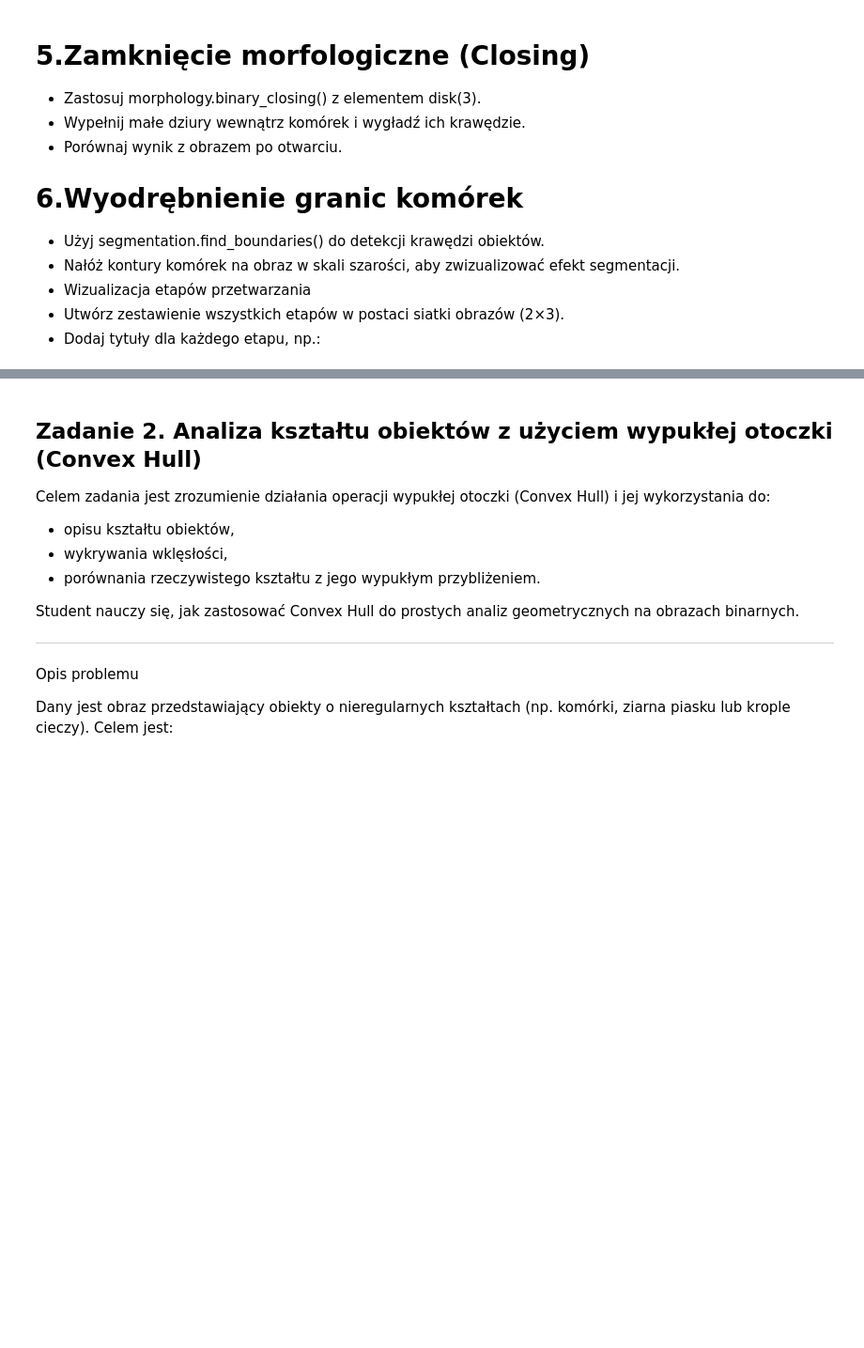
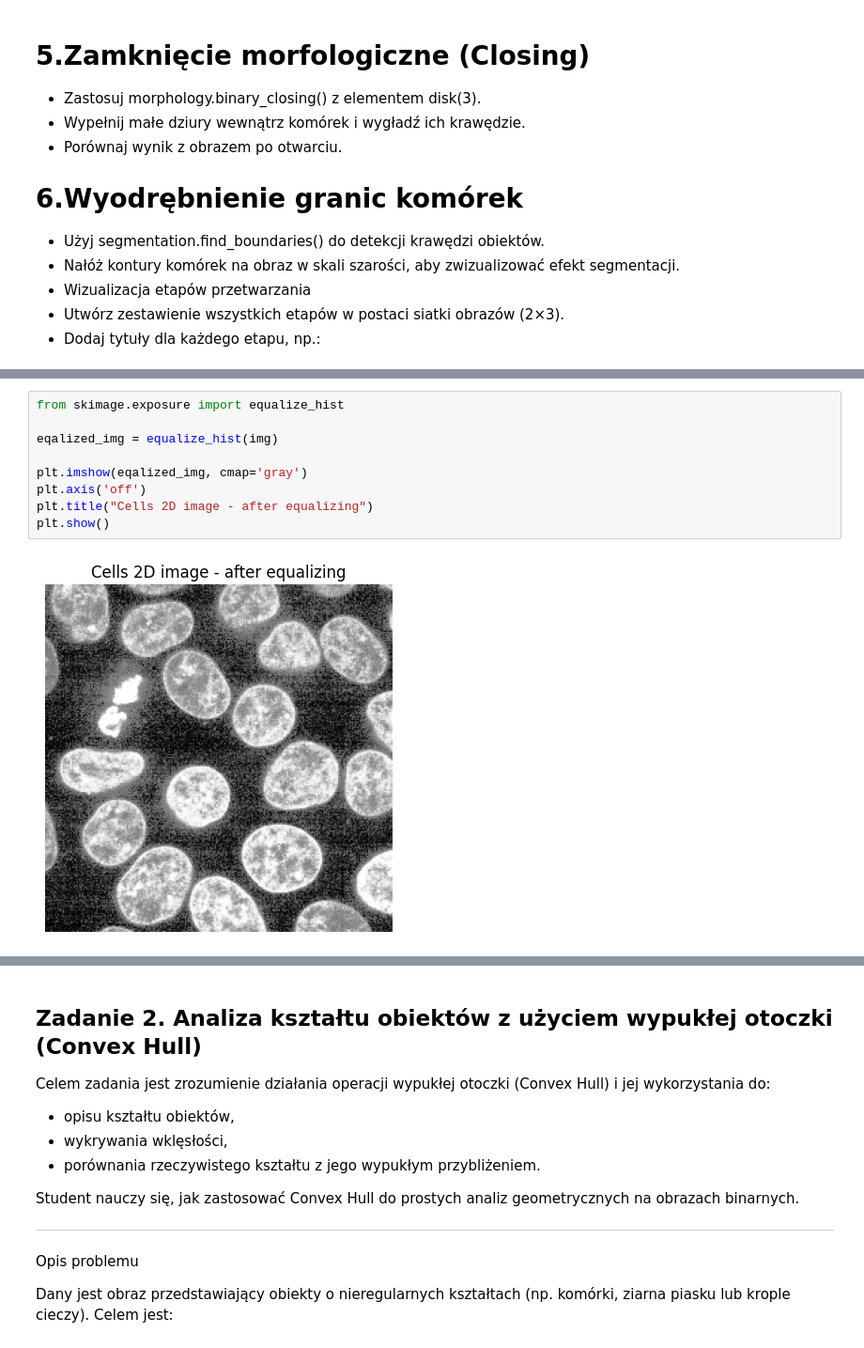
Before and after one commit to pswierzy/ImageAnalysis, a Jupyter notebook: Lab02/Lab_2_Morfologia_matematyczna_zadania.ipynb, the cells around one changed output, grey strips where cells are left out. Shown at 94% size. Cells and saved outputs as stored; diff of their text form; blank space fills up the shorter version.

```diff
--- a/Lab02/Lab_2_Morfologia_matematyczna_zadania.ipynb
+++ b/Lab02/Lab_2_Morfologia_matematyczna_zadania.ipynb
@@ -455,0 +468,11 @@ Użyj funkcji exposure.equalize_hist() w celu wyrównania histogramu jasności.
+# %%
+from skimage.exposure import equalize_hist
+
+eqalized_img = equalize_hist(img)
+
+plt.imshow(eqalized_img, cmap='gray')
+plt.axis('off')
+plt.title("Cells 2D image - after equalizing")
+plt.show()
+# %% [output]
+[figure, added]
```
Also changed, not shown: parts of 22 cells of this notebook.
